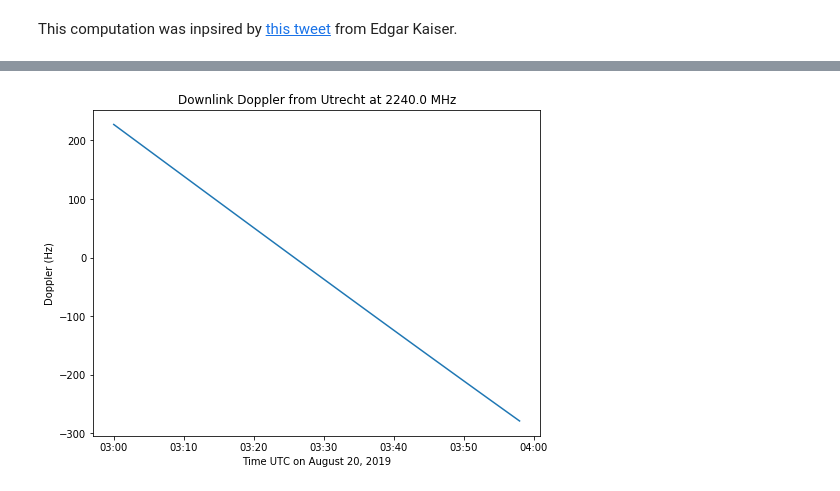
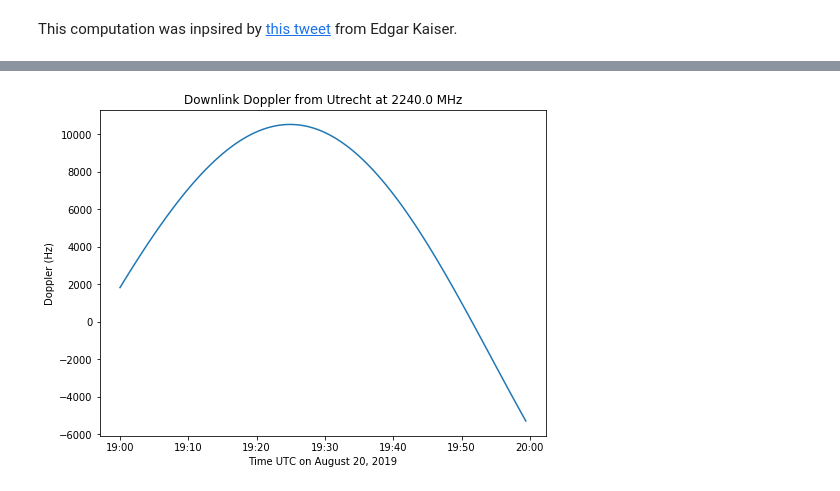
Before and after one commit to tammojan/satnotebooks, a Jupyter notebook: chandrayaan.ipynb, the cells around one changed output, grey strips where cells are left out. Drawn from its saved outputs; the diff is of its cells as text; code cells hidden in the pictures.

```diff
--- a/chandrayaan.ipynb
+++ b/chandrayaan.ipynb
@@ -21,12 +21,12 @@ import numpy as np
 dwl = EarthLocation(lat="52d48m43.27", lon="6d23m46.21", height="25m")
 dwl_jpl = {'lat': dwl.lat.deg, 'lon': dwl.lon.deg, 'elevation': dwl.height.to(u.m).value}
 # %%
-epochs = Time("2019-08-20T00:00") + np.linspace(0, 7, 100, endpoint=False)*u.hour
+epochs = Time("2019-09-06T19:00") + np.linspace(0, 1, 100, endpoint=False)*u.hour
 # %%
-ephem_chandrayaan = Horizons(id='Chandrayaan-2', location=dwl_jpl,
+ephem_chandrayaan = Horizons(id='Chandrayaan-2 (LANDER spacecraft)', location=dwl_jpl,
                              epochs=list(epochs.jd), id_type='majorbody').ephemerides()
 # Use location '015' (Utrecht) for vectors since it does not accept Dwingeloo
-vectors_chandrayaan = Horizons(id='Chandrayaan-2', location='015',
+vectors_chandrayaan = Horizons(id='Chandrayaan-2 (LANDER spacecraft)', location='015',
                                epochs=list(epochs.jd), id_type='majorbody').vectors()
 # %%
 ephem_moon = Horizons(id='301', location=dwl_jpl,
@@ -118,8 +118,0 @@ From now on, restrict to 3 UTC to 4 UTC.
-# %%
-epochs = Time("2019-08-20T03:00") + np.linspace(0, 1, 30, endpoint=False)*u.hour
-# %%
-ephem_chandrayaan = Horizons(id='Chandrayaan-2', location=dwl_jpl,
-                             epochs=list(epochs.jd), id_type='majorbody').ephemerides()
-# Use location '015' (Utrecht) for vectors since it does not accept Dwingeloo
-vectors_chandrayaan = Horizons(id='Chandrayaan-2', location='015',
-                               epochs=list(epochs.jd), id_type='majorbody').vectors()
@@ -164,12 +152,12 @@ ax.set_ylabel("Elevation difference (degree)");
 # %%
 fig, ax = plt.subplots(figsize=(8,6))
-ax.plot(epochs.datetime, rangerate2doppler(vectors_moon['range_rate'], 2240*u.MHz));
+ax.plot(epochs.datetime, rangerate2doppler(vectors_chandrayaan['range_rate'], 2240*u.MHz));
 ax.set_title(f'Downlink Doppler from Utrecht at {2240:.1f} MHz')
 ax.set_xlabel("Time UTC on August 20, 2019")
 ax.set_ylabel('Doppler (Hz)');
 ax.xaxis.set_major_formatter(dates.DateFormatter('%H:%M'));
 # %% [output]
-[figure, old version]
+[figure, new version]
 # %%
 moon = SkyCoord(ra=ephem_moon['RA'], dec=ephem_moon['DEC'])
 chandrayaan = SkyCoord(ra=ephem_chandrayaan['RA'], dec=ephem_chandrayaan['DEC'])
```
Also changed, not shown: parts of 9 cells of this notebook.
